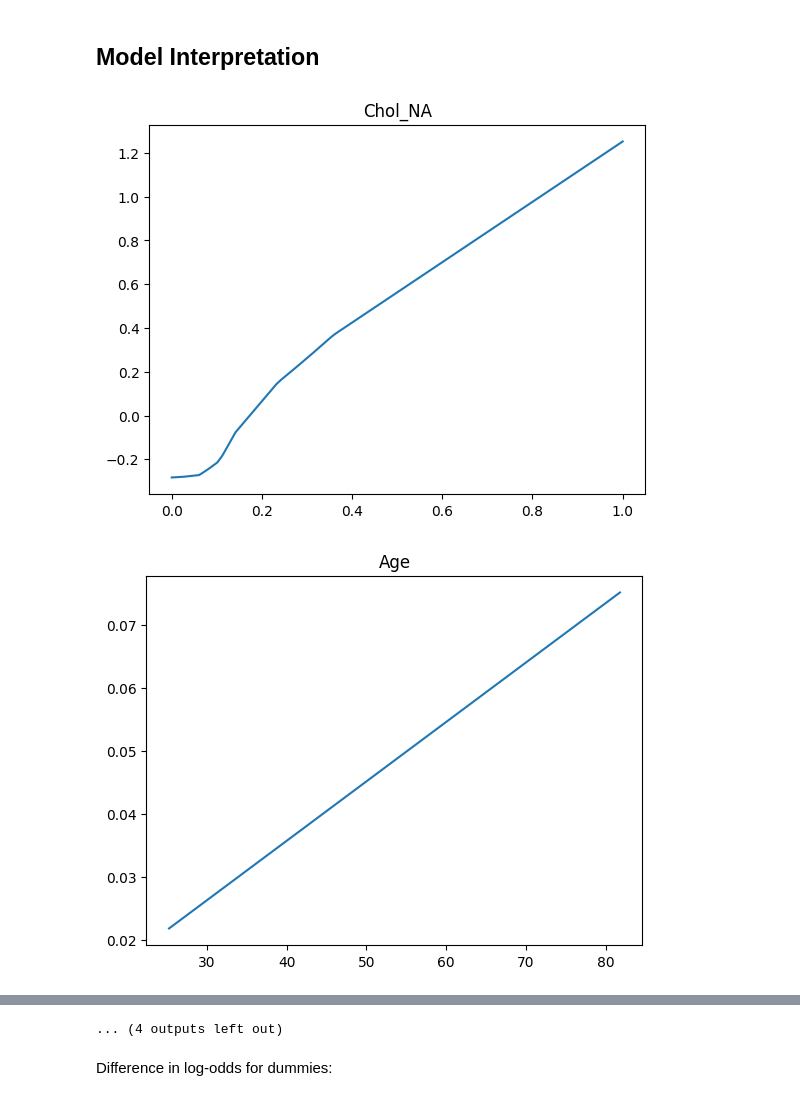
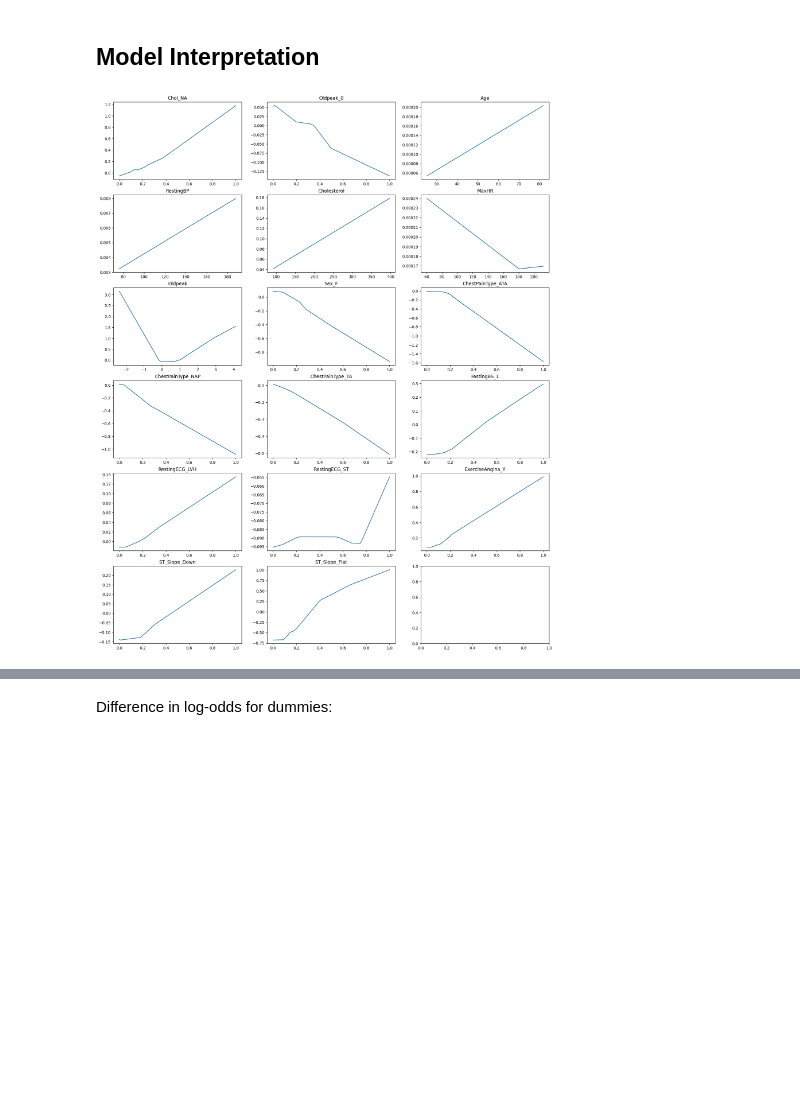
Before and after one commit to nmamie/ML4H_Project1, a Jupyter notebook: ML4H_Project1_Task1_Nici.ipynb, the cells around one changed output, grey strips where cells are left out. Saved outputs shown, nothing was run; the diff lists cells and outputs as text; code cells hidden in the pictures; blank space fills up the shorter version.

Commit message:
made presentable; added Oldpeak=0 dummy

```diff
--- a/ML4H_Project1_Task1_Nici.ipynb
+++ b/ML4H_Project1_Task1_Nici.ipynb
@@ -224,7 +239,7 @@ from sklearn.compose import ColumnTransformer
 cat_transformer = Pipeline(steps=[("encoder", OneHotEncoder(drop=None))])
 
 # preprocessor
-preprocessing = ColumnTransformer(transformers = [("pass", "passthrough", ["HeartDisease", "Chol_NA"] + num_fts),
+preprocessing = ColumnTransformer(transformers = [("pass", "passthrough", ["HeartDisease", "Chol_NA", "Oldpeak_0"] + num_fts),
                                                   ("drop", "drop", fts_names),
                                                   ("cat", cat_transformer, cat_fts)],
                                   remainder = "passthrough")
@@ -398,13 +410,13 @@ When using regularization, we need to account for the fact that we introduced du
 
 We fix "l1_reg" at 0 and choose "group_reg" through cross-validation, since we want to do selection of *groups* of variables, but do not want to encourage sparsity within groups.
 # %%
-!pip install group-lasso  # has to be uncommented if not installed
+#!pip install group-lasso  # has to be uncommented if not installed
 from group_lasso import LogisticGroupLasso
 
-group_names = ["Chol_NA", "Age", "RestingBP", "Cholesterol", "MaxHR", "Oldpeak",
+group_names = ["Chol_NA", "Oldpeak_0", "Age", "RestingBP", "Cholesterol", "MaxHR", "Oldpeak",
                "Sex", "ChestPain", "FastingBS", "RestingECG", "ExerciseAngina",
                "ST_Slope"]
-group_sizes = [1, 1, 1, 1, 1, 1,
+group_sizes = [1, 1, 1, 1, 1, 1, 1,
                2, 4, 2, 3, 2, 3]
 n_groups = len(group_sizes)
 groups = np.concatenate([size * [i] for i, size in enumerate(group_sizes)])
@@ -1309,19 +1280,19 @@ class Model(torch.nn.Module):
         super().__init__()
 
         self.features = torch.nn.Sequential(
-            BlockLinear(16, 1, width),
+            BlockLinear(17, 1, width),
             torch.nn.LeakyReLU(),
             torch.nn.Dropout(p=p_drop),
-            BlockLinear(16, width, width),
+            BlockLinear(17, width, width),
             torch.nn.LeakyReLU(),
             torch.nn.Dropout(p=p_drop),
-            BlockLinear(16, width, width),
+            BlockLinear(17, width, width),
             torch.nn.LeakyReLU(),
             torch.nn.Dropout(p=p_drop),
-            BlockLinear(16, width, 1),
+            BlockLinear(17, width, 1),
         )
 
-        self.lr = torch.nn.Linear(16, 1)
+        self.lr = torch.nn.Linear(17, 1)
         self.sm = torch.nn.Sigmoid()
 
     def forward(self, x):
@@ -1347,13 +1319,13 @@ torch.manual_seed(0)
 optimizer = torch.optim.Adam(model.parameters())
 criterion = torch.nn.BCELoss()
 
-for i in range(1001):
+for i in range(1000):
     optimizer.zero_grad()
     y_pred = model(X)
     loss = criterion(y_pred+1e-10, y)
     loss.backward()
     optimizer.step()
-    if i % 100 == 0:
+    if (i+1) % 100 == 0:
       acc = np.mean(np.round(y_pred.detach().numpy())==y.detach().numpy())
-      print("Ep.", i, "; Train Acc =", np.round(100*acc, 1), "%")
+      print("Ep.", i+1, "; Train Acc =", np.round(100*acc, 1), "%")
 # %% [output]
@@ -1412,34 +1383,35 @@ Text(0, 0.5, 'True Positive Rate')
 # %%
 model.eval()
 
 cat_dummy_names = [red_dummy_names[i] for i in range(len(red_dummy_names)) if red_dummy_names[i] not in num_fts]
 
 if red_dummy_names[0] in cat_dummy_names:
     X = torch.linspace(0, 1, 100).reshape(-1, 1)
 else:
   ft_mean = X_train.mean()[0]
   ft_sd = X_train.std()[0]
   X = torch.linspace(ft_mean-3*ft_sd, ft_mean+3*ft_sd, 100).reshape(-1, 1)
 
 for i in range(1, len(red_dummy_names)):
   if red_dummy_names[i] in cat_dummy_names:
     x = torch.linspace(0, 1, 100).reshape(-1, 1)
   else:
     ft_mean = X_train.mean()[i]
     ft_sd = X_train.std()[i]
     x = torch.linspace(ft_mean-3*ft_sd, ft_mean+3*ft_sd, 100).reshape(-1, 1)
 
   X = torch.hstack([X, x])
 
-#fig, axes = plt.subplots(nrows=4, ncols=4)
+fig, axs = plt.subplots(nrows=6, ncols=3, squeeze=True, figsize=(20, 25))
+
+# Plotting feature values in 6 by 3 grid
+axs = axs.flatten()
+
 for i in range(len(red_dummy_names)):
-  #ax = axes[math.floor(i/4), i%4]
-  plt.plot(
+  axs[i].plot(
       X[:, i].detach().numpy(),
       model.get_submodule('lr').weight[0][i].item() * model.get_submodule('features')(X)[:, i].detach().numpy()
       )
-  plt.title(red_dummy_names[i])
-  plt.show()
+  axs[i].set_title(red_dummy_names[i])
 # %% [output]
-[figure, old version]
+[figure, new version]
-[figure, removed]
@@ -1456,4 +1418,3 @@ for i in range(len(red_dummy_names)):
-... (4 outputs left out)
 # %% [markdown]
 Difference in log-odds for dummies:
 # %%
```
Also changed, not shown: parts of 48 cells of this notebook.
